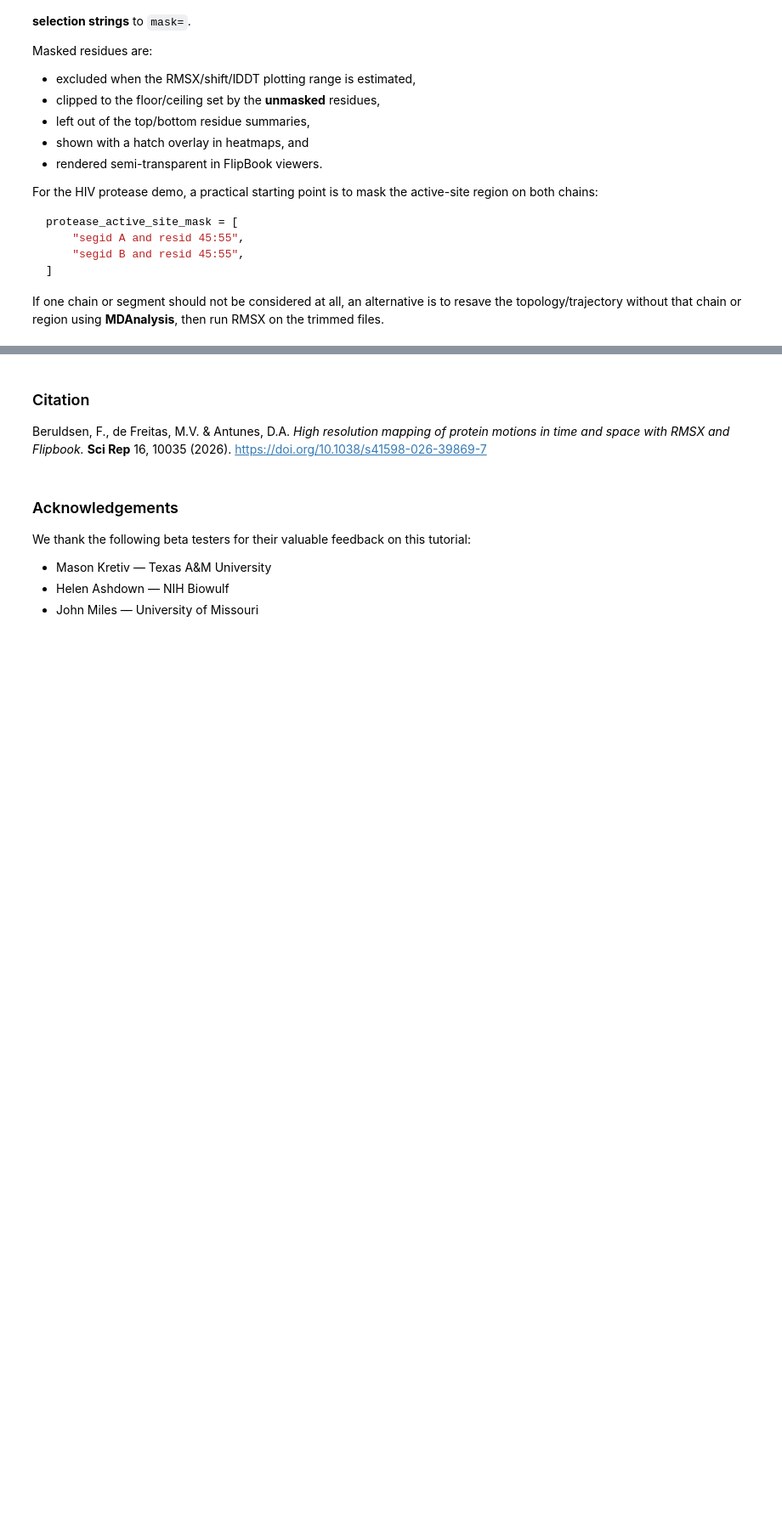
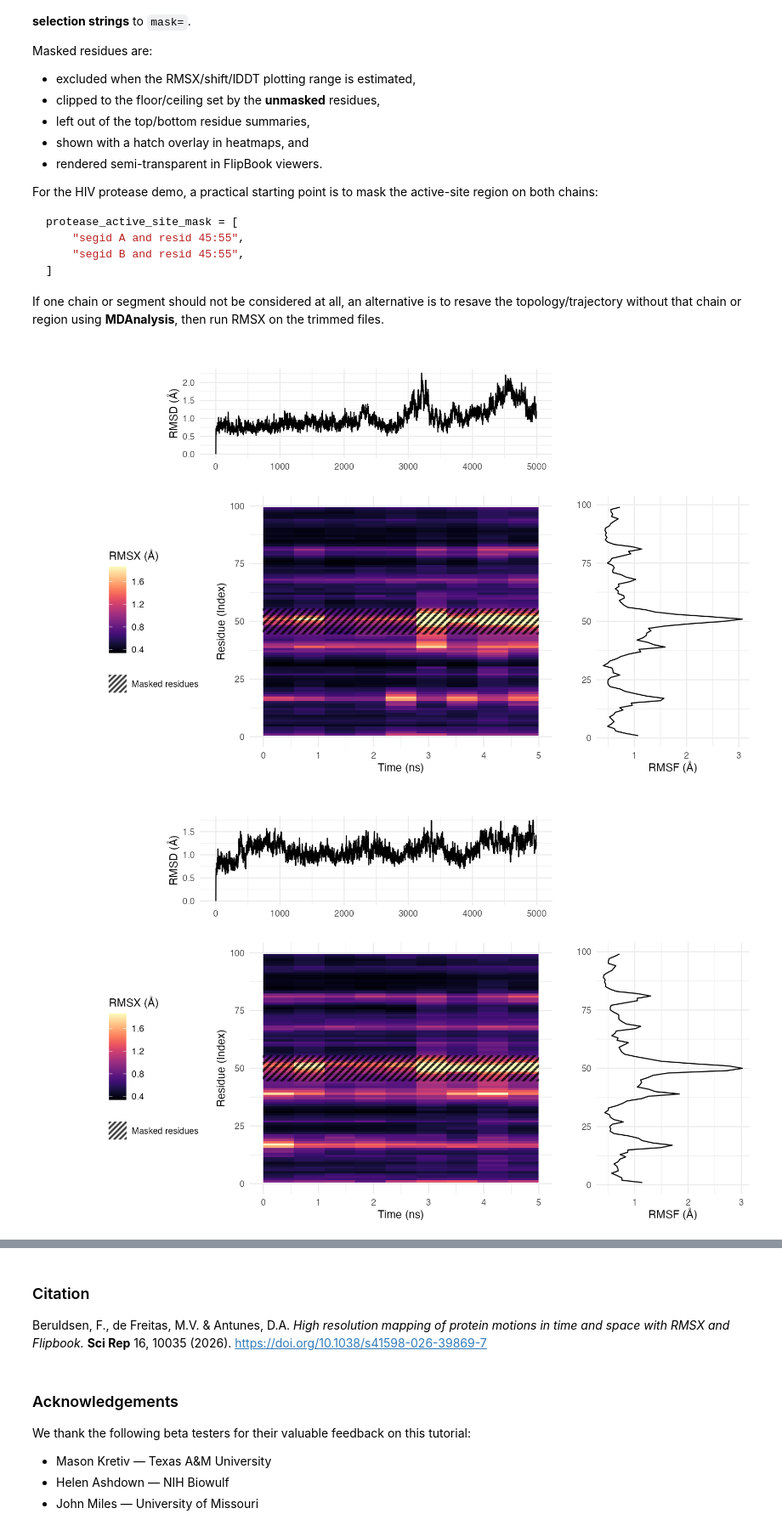
Before and after one commit to AntunesLab/rmsx, a Jupyter notebook: RMSX_FlipBook_Quickstart.ipynb, the cells around one changed output, grey strips where cells are left out. Shown at 85% size. Saved outputs shown, nothing was run; the diff lists cells and outputs as text; code cells hidden in the pictures; blank space fills up the shorter version.

Commit message:
added masked flipbook example

```diff
--- a/RMSX_FlipBook_Quickstart.ipynb
+++ b/RMSX_FlipBook_Quickstart.ipynb
@@ -360,27 +393,30 @@ If one chain or segment should not be considered at all, an alternative is to re
 # %%
 from pathlib import Path
 
 protease_active_site_mask = [
     "segid A and resid 45:55",
     "segid B and resid 45:55",
 ]
 
 output_dir_mask_demo = Path.cwd() / "rmsx_demo_outputs" / "protease_mask_example"
 
-all_chain_rmsx(
+run_rmsx_flipbook(
     topology_file=pdb_file_multi,
     trajectory_file=traj_file_multi,
     output_dir=output_dir_mask_demo,
     num_slices=9,
     rscript_executable=os.environ.get('RSCRIPT', 'Rscript'),
     verbose=False,
     interpolate=False,
     triple=True,
     overwrite=True,
     palette="magma",
     sync_color_scale=True,
     mask=protease_active_site_mask,
 )
 
 print("Protease mask example output:", output_dir_mask_demo)
 print("Edit protease_active_site_mask to match your own chain IDs and residue range.")
+# %% [output]
+[figure, added]
+[figure, added]
```
Also changed, not shown: parts of 4 cells of this notebook, 11 other files.
